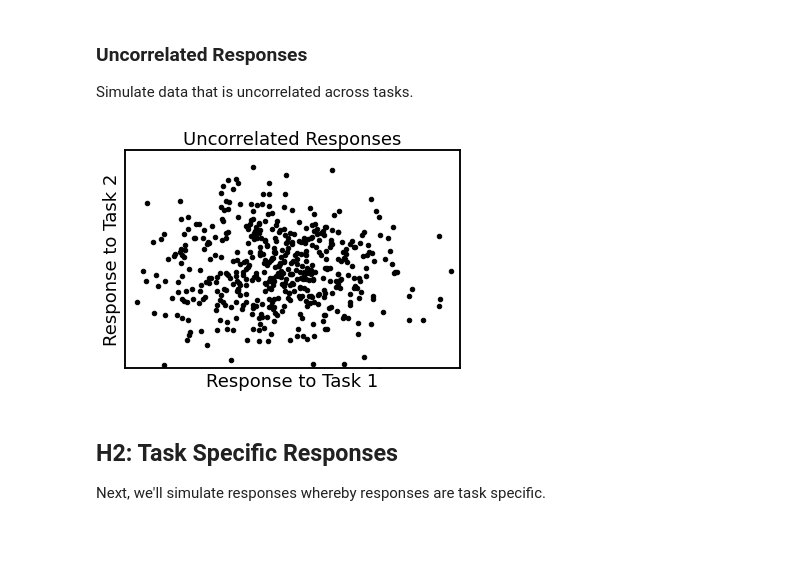
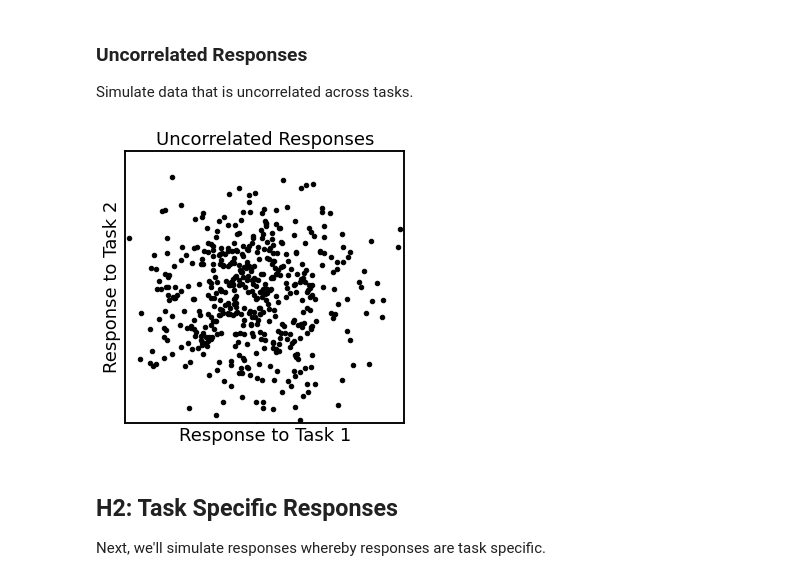
Before and after one commit to HSUPipeline/AnalyzeTH, a Jupyter notebook: notebooks/B3-Hypotheses.ipynb, the cells around one changed output. Saved outputs shown, nothing was run; the diff lists cells and outputs as text; code cells hidden in the pictures; blank space fills up the shorter version.

```diff
--- a/notebooks/B3-Hypotheses.ipynb
+++ b/notebooks/B3-Hypotheses.ipynb
@@ -30,6 +30,9 @@ xlim = [0, 5.5]
 ylim = [0, 5.5]
 xlabel = 'Response to Task 1'
 ylabel = 'Response to Task 2'
+# %%
+# Set panel size
+panel_size = (5, 5)
 # %%
 # Collect
 plt_kwargs = {
@@ -88,10 +91,10 @@ uncorrelated_data = {
 # %%
 # Visualize the correlated data responses
 title_uncorr = 'Uncorrelated Responses'
 plot_dots(uncorrelated_data['d1'], correlated_data['d2'],
-          title=title_uncorr, **plt_kwargs)
+          title=title_uncorr,  figsize=panel_size, **plt_kwargs)
 # %% [output]
-[figure, old version]
+[figure, new version]
 # %% [markdown]
 ## H2: Task Specific Responses
 
```
Also changed, not shown: parts of 4 cells of this notebook.
